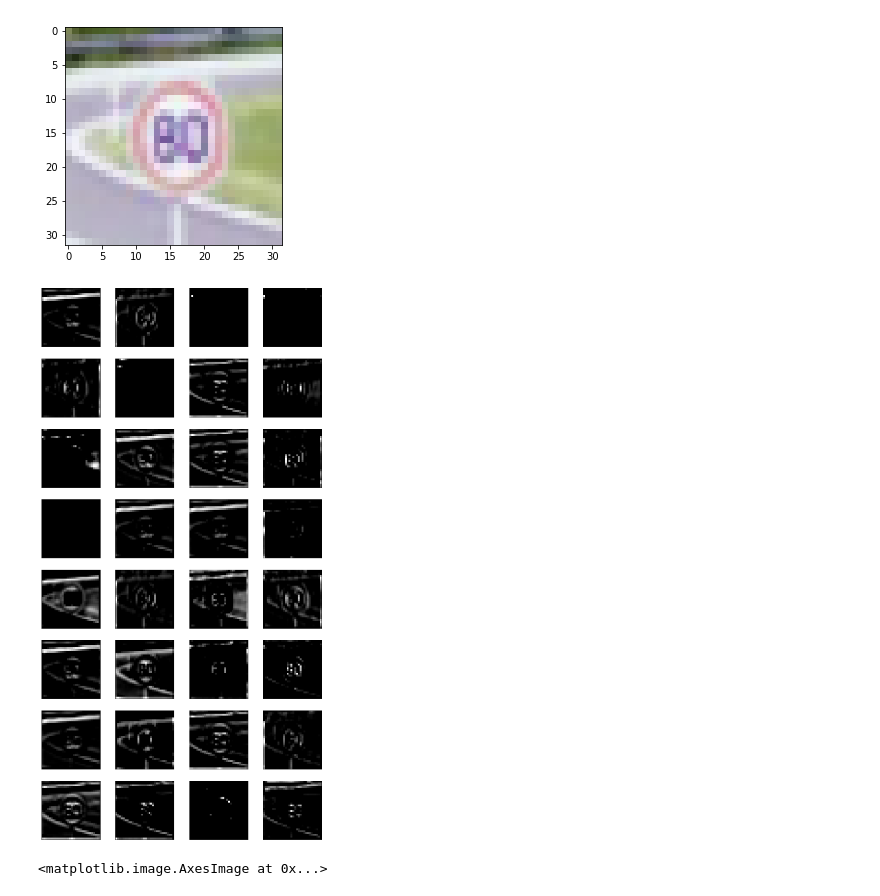
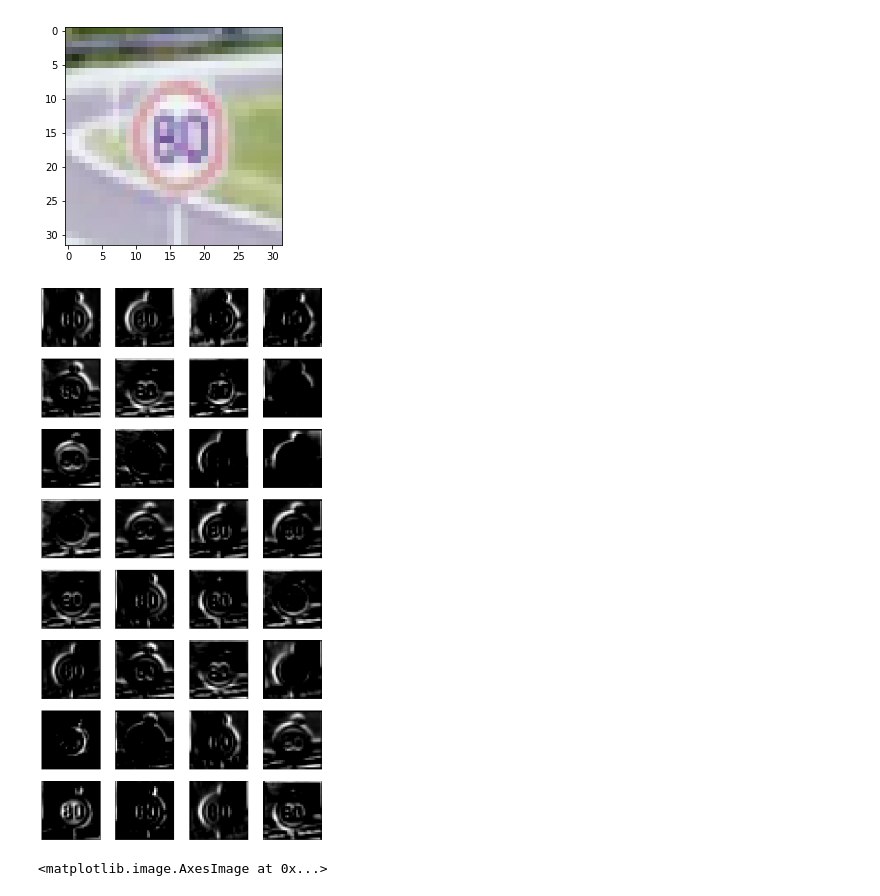
Before and after one commit to maslovw/SDND, a Jupyter notebook: TrafficSignlassifier/Traffic_Sign_Classifier.ipynb, the cells around one changed output. Drawn from its saved outputs; the diff is of its cells as text; code cells hidden in the pictures.

Commit message:
playing with the model

```diff
--- a/TrafficSignlassifier/Traffic_Sign_Classifier.ipynb
+++ b/TrafficSignlassifier/Traffic_Sign_Classifier.ipynb
@@ -433,0 +461,4 @@ model_dist = load_model('LeNet_onImadjust/m5.43-0.0906.hdf5')
+# %%
+for i in range(len(X_train_nsp)):
+    print(X_train_nsp[i].shape, y_train_nsp_hot[i].shape)
+    #print(X_train_nsp[i].shape)
@@ -433,0 +468,17 @@ model_dist = load_model('LeNet_onImadjust/m5.43-0.0906.hdf5')
+# %%
+models = []
+hists = []
+#X_train_sort
+for i in range(len(X_train_nsp)):
+    model = build_model_distor(y_train_nsp_hot[i].shape[1])
+    models.append(model)
+    model.compile('adam', 'categorical_crossentropy', ['accuracy'])
+    name = "LeNet_onImadjust/m000" + str(i)
+    history = model.fit(X_train_nsp[i], y_train_nsp_hot[i],
+                        epochs=100, verbose=2, batch_size=128,
+                        #validation_data=(X_valid, y_one_hot_valid),
+                        callbacks=[
+                            ReduceLROnPlateau(monitor='loss', factor=0.5, patience=5, min_lr=0.00001, verbose=2),
+                            ModelCheckpoint(name+".{epoch:02d}-{loss:.4f}.hdf5"),
+                            EarlyStopping(monitor='loss', patience=20, verbose=2, min_delta=1e-03)])
+    hists.append(history)
@@ -518,6 +660,7 @@ show()
 ### Feel free to use as many code cells as needed.
 X_i = np.array(google_images)
 prediction = model_dist.predict(X_i)
+prediction = models[0].predict(X_i)
 # %%
 Y_pred = [np.argsort(x)[-1] for x in prediction]
 # %%
@@ -610,6 +753,8 @@ from keras import backend as K
 model_dist.layers[2]
 # %% [output]
 <keras.layers.convolutional.Conv2D at 0x...>
+# %%
+model_dist = models[1]
 # %%
 get_3rd_layer_output = K.function([model_dist.layers[0].input, K.learning_phase()],
                                   [model_dist.layers[2].output])
@@ -630,9 +775,9 @@ def display(images, titles=['']):
     for i, (ax, layer) in enumerate(zip(axes.flat, range(images.shape[2]))):
         ax.imshow(images[:,:,layer], cmap='gray', interpolation="nearest")
 # %%
-display(layer_output[10])
+display(layer_output[9])
 # %% [output]
-[figure, old version]
+[figure, new version]
 # %%
 layer_output = get_3rd_layer_output([X_test[:16], 0])[0]
 imshow(X_test[3])
```
Also changed, not shown: parts of 16 cells of this notebook, 3 other files.
